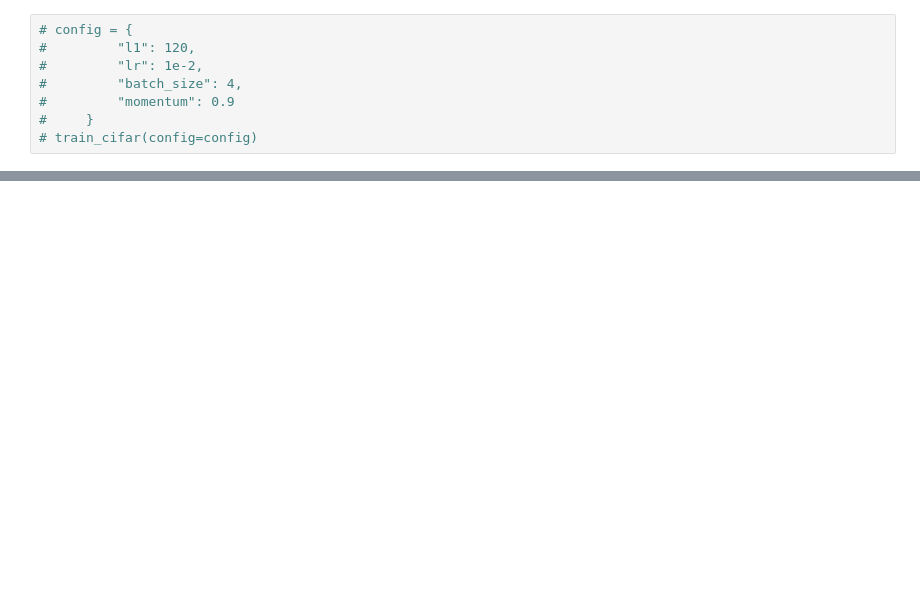
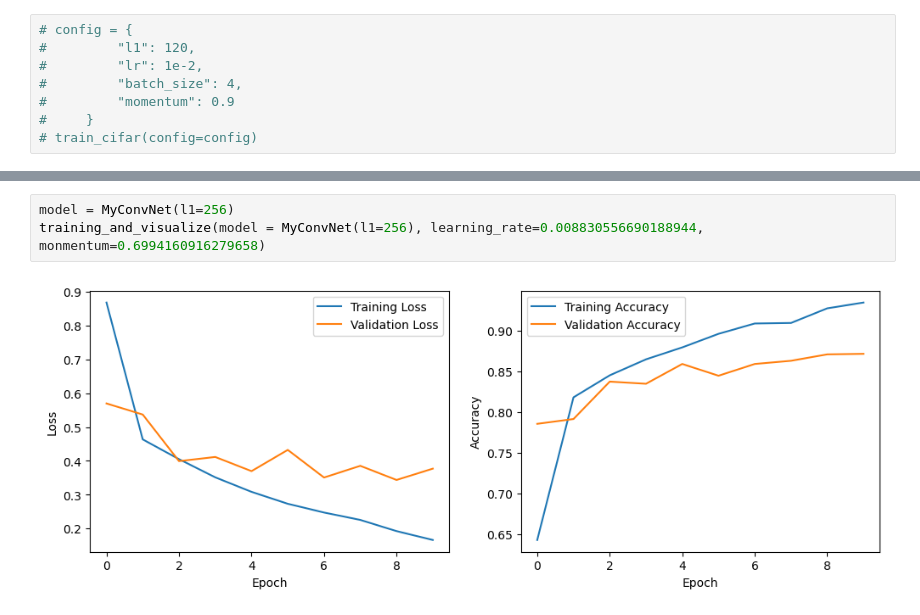
Before and after one commit to haowanwuyifan/python_code, a Jupyter notebook: deep learning coursework/coursework.ipynb, the cells around one changed output, grey strips where cells are left out. Cells and saved outputs as stored; diff of their text form; blank space fills up the shorter version.

```diff
--- a/deep learning coursework/coursework.ipynb
+++ b/deep learning coursework/coursework.ipynb
@@ -329,0 +532,5 @@ def main(num_samples=10, max_num_epochs=10, gpus_per_trial=2):
+# %%
+model = MyConvNet(l1=256)
+training_and_visualize(model = MyConvNet(l1=256), learning_rate=0.008830556690188944, monmentum=0.6994160916279658)
+# %% [output]
+[figure, added]
```
Also changed, not shown: parts of 29 cells of this notebook.
